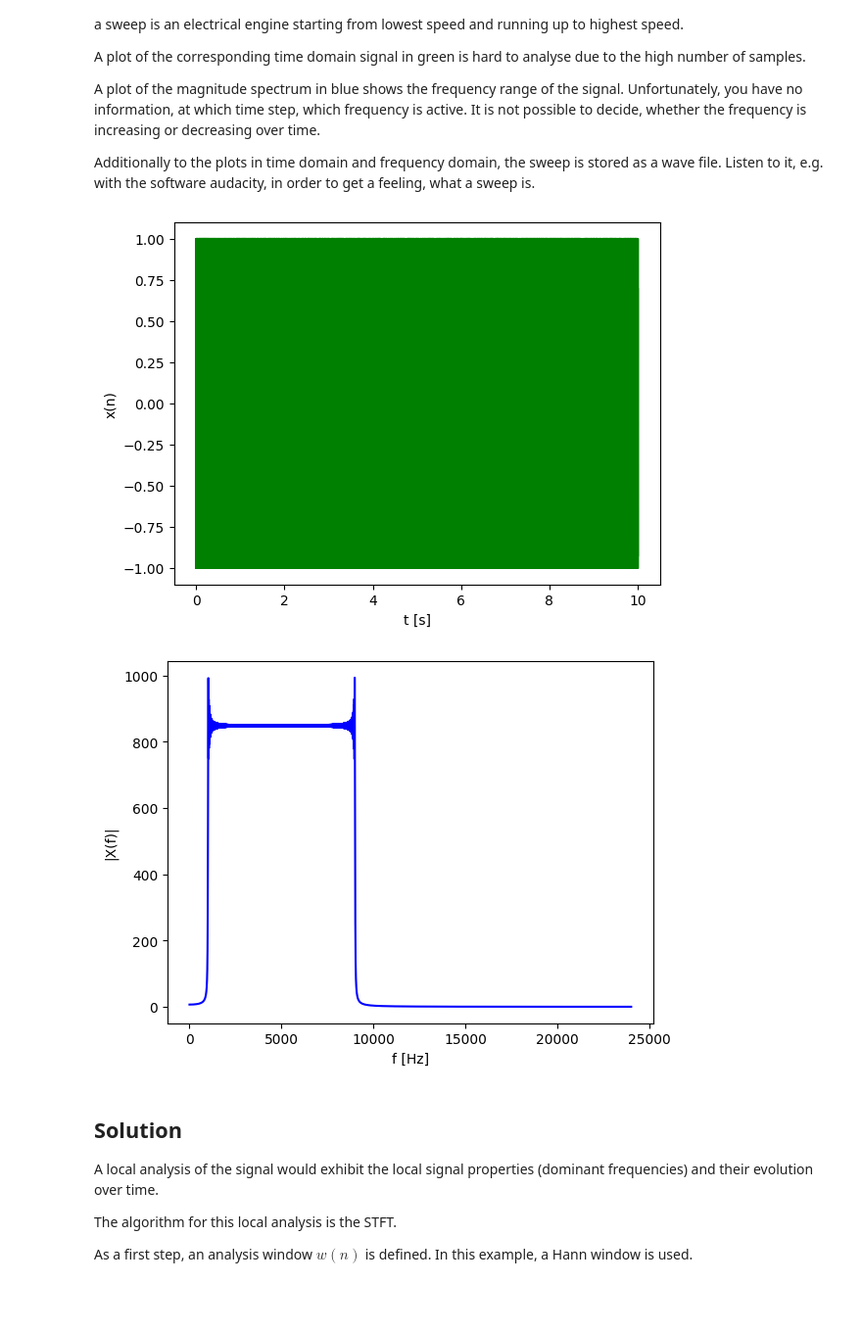
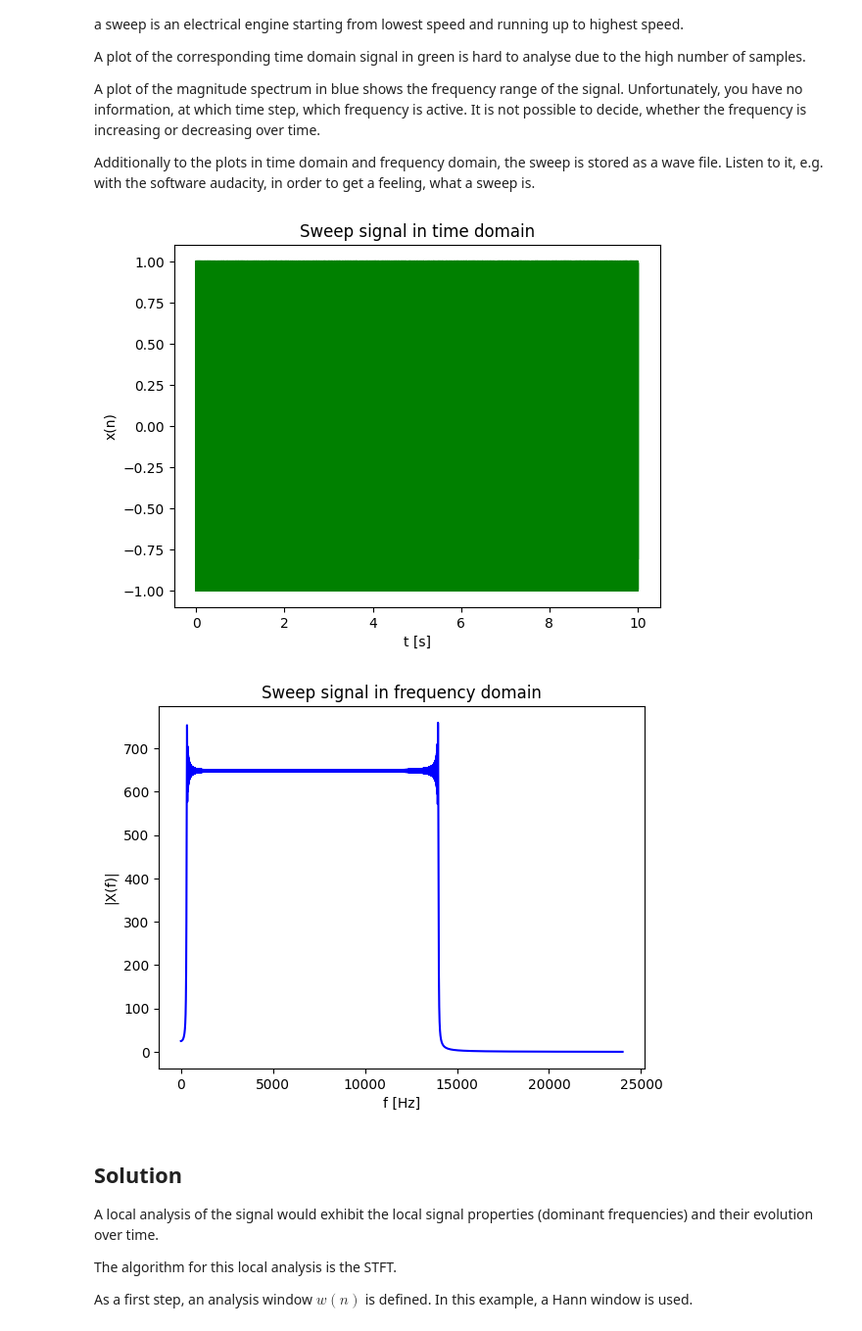
Before and after one commit to spiertz/VoiceControl, a Jupyter notebook: Week04_Preprocessing_STFT/01_ShortTimeFourierTransform.ipynb, the cells around one changed output. Shown at 98% size. Cells and saved outputs as stored; diff of their text form; code cells hidden in the pictures; blank space fills up the shorter version.

```diff
--- a/Week04_Preprocessing_STFT/01_ShortTimeFourierTransform.ipynb
+++ b/Week04_Preprocessing_STFT/01_ShortTimeFourierTransform.ipynb
@@ -20,27 +20,31 @@ Additionally to the plots in time domain and frequency domain, the sweep is stor
 # %%
 r = 48000
 t = np.arange(10*r) / r
-f = (np.arange(t.shape[0]) / t.shape[0]) * 4000 + 1000
-x = np.sin(2*np.pi*f*t)
+f0 = 300
+f1 = 14000
+psi = (f0+0.5*(f1-f0)/t[-1]*t)*t
+x = np.sin(2*np.pi*psi)
 
 WaveFileHandling.WriteWaveAsNumpyArray(x, r, 'sweep.wav')
 
 plt.plot(t, x, 'g')
 plt.xlabel('t [s]')
 plt.ylabel('x(n)')
+plt.title('Sweep signal in time domain')
 plt.show()
 
 X = np.fft.fft(x)
 NyquistIndex = int(X.shape[0]/2+1)
 f_axis = np.arange(NyquistIndex)/X.shape[0]*r
 X = np.abs(X[0:NyquistIndex])
 plt.plot(f_axis, X, 'b')
 plt.xlabel('f [Hz]')
 plt.ylabel('|X(f)|')
+plt.title('Sweep signal in frequency domain')
 plt.show()
 # %% [output]
-[figure, old version]
+[figure, new version]
-[figure, old version]
+[figure, new version]
 # %% [markdown]
 ## Solution
 A local analysis of the signal would exhibit the local signal properties (dominant frequencies) and their evolution over time.
```
Also changed, not shown: parts of 5 cells of this notebook, 8 other files.
